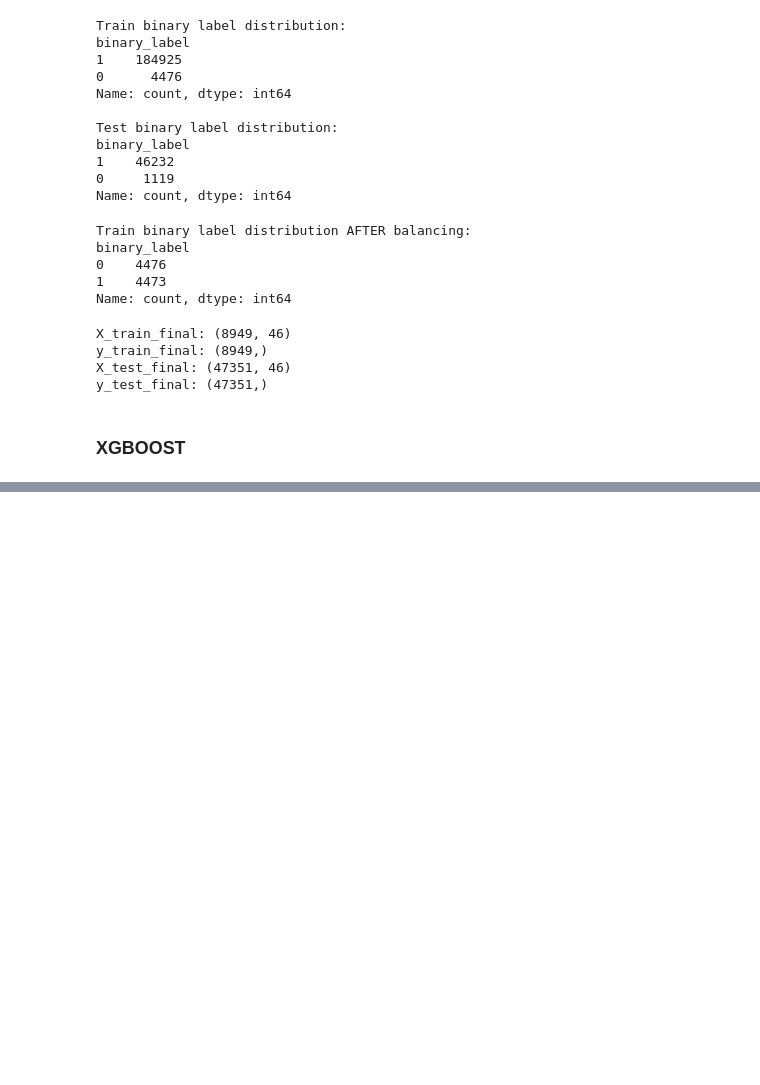
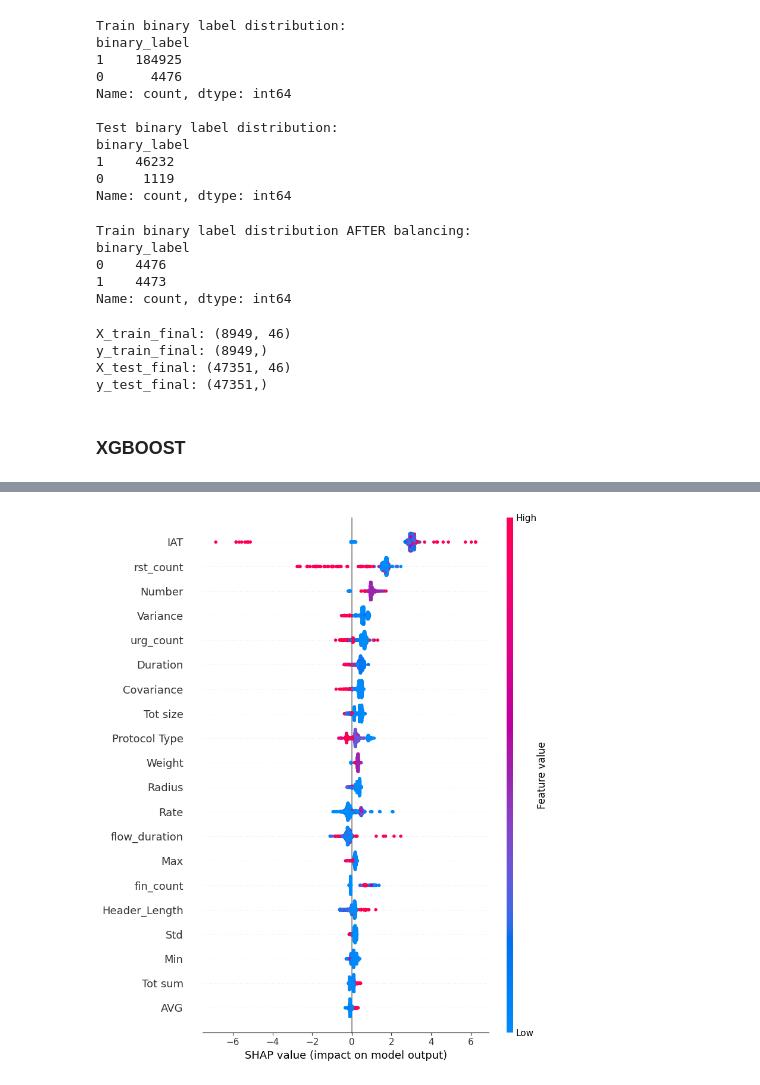
Before and after one commit to ArmitaKia/xai-xgboost-project, a Jupyter notebook: cleaning-data.ipynb, the cells around one changed output, grey strips where cells are left out. Drawn from its saved outputs; the diff is of its cells as text; code cells hidden in the pictures; blank space fills up the shorter version.

```diff
--- a/cleaning-data.ipynb
+++ b/cleaning-data.ipynb
@@ -568,0 +605,20 @@ plt.show()
+# %%
+import shap
+import matplotlib.pyplot as plt
+
+# Select a test sample
+X_test_sample = X_test_final.sample(n=1000, random_state=42)
+
+# Compute SHAP values
+explainer = shap.TreeExplainer(xgb_model)
+shap_values = explainer.shap_values(X_test_sample)
+
+# Plot SHAP summary
+plt.figure(figsize=(10, 8))
+shap.summary_plot(shap_values, X_test_sample, plot_type="dot", show=False)
+
+plt.xlabel('SHAP value (impact on model output)')
+plt.tight_layout()
+plt.show()
+# %% [output]
+[figure, added]
```
Also changed, not shown: parts of 3 cells of this notebook.
